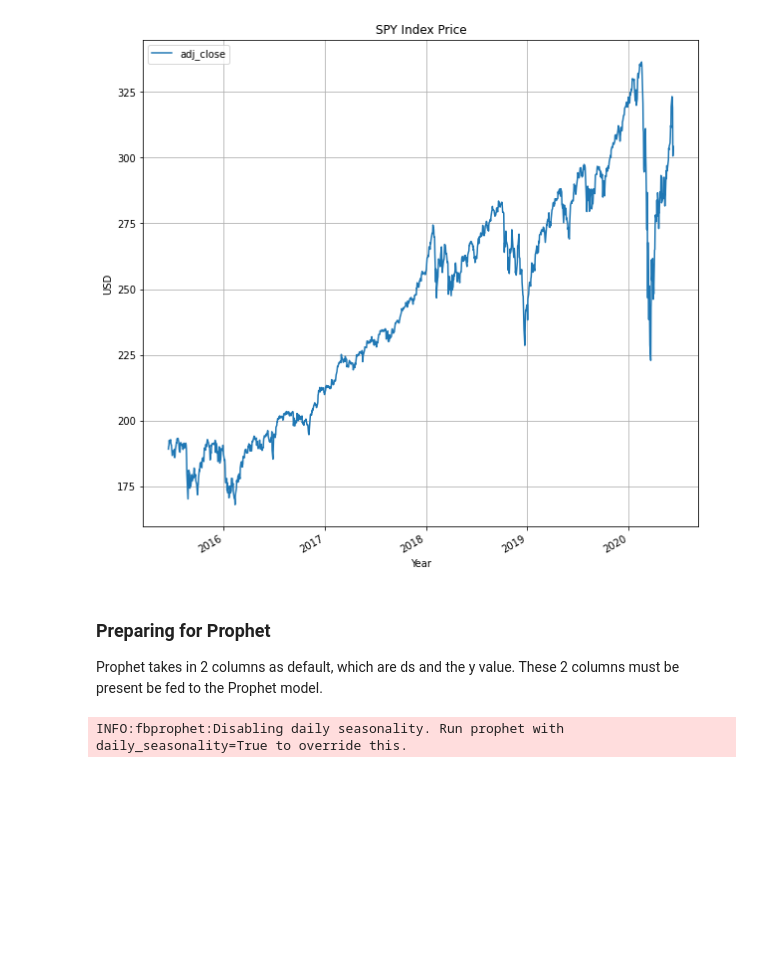
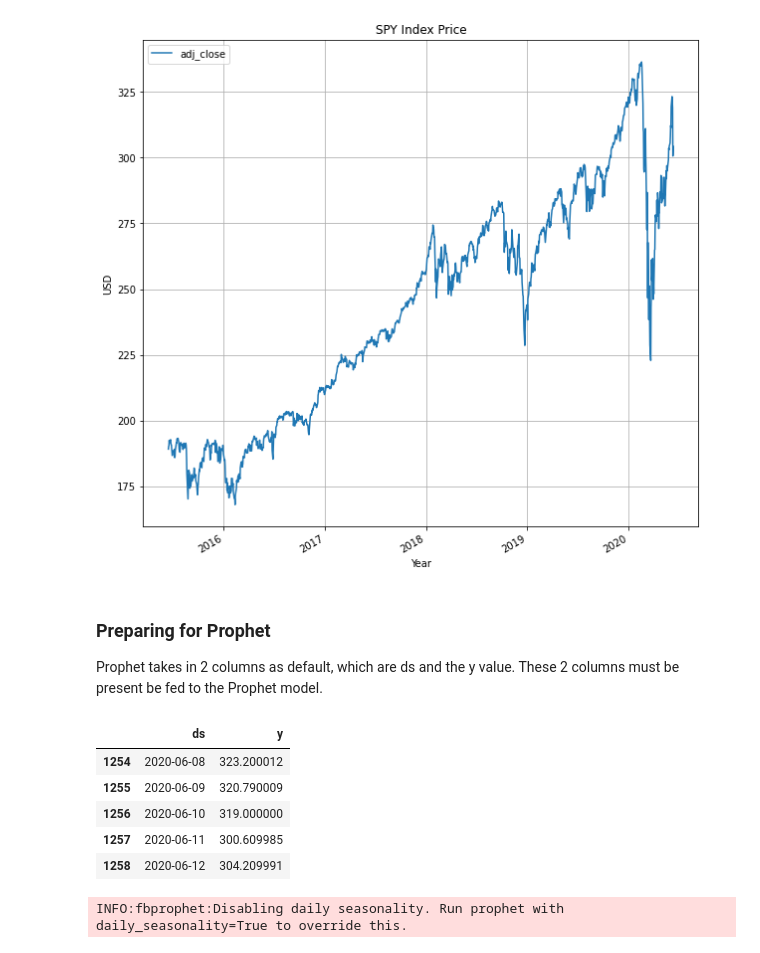
Before and after one commit to joshuachoy/FB-Prophet-ETF-Forecasting, a Jupyter notebook: Facebook Prophet for ETF Prediction.ipynb, the cells around one changed output. Drawn from its saved outputs; the diff is of its cells as text; code cells hidden in the pictures; blank space fills up the shorter version.

```diff
--- a/Facebook Prophet for ETF Prediction.ipynb
+++ b/Facebook Prophet for ETF Prediction.ipynb
@@ -49,8 +49,15 @@ Prophet takes in 2 columns as default, which are ds and the y value. These 2 col
 # %%
 # Create new dataframe for Prophet
 # Prophet always takes in 2 columns only, DS & Y
 df_prophet = df[['date', 'adj_close']].rename(columns = {'date':'ds', 'adj_close':'y'})
-df_prophet.head()
+df_prophet.tail()
+# %% [output]
+|  | ds | y |
+| 1254 | 2020-06-08 | 323.200012 |
+| 1255 | 2020-06-09 | 320.790009 |
+| 1256 | 2020-06-10 | 319.000000 |
+| 1257 | 2020-06-11 | 300.609985 |
+| 1258 | 2020-06-12 | 304.209991 |
 # %%
 # based on historical data, we want to predict prices for the next 30 days, which will be the forecast horizon
 H = 30
```
Also changed, not shown: 2 other files.
